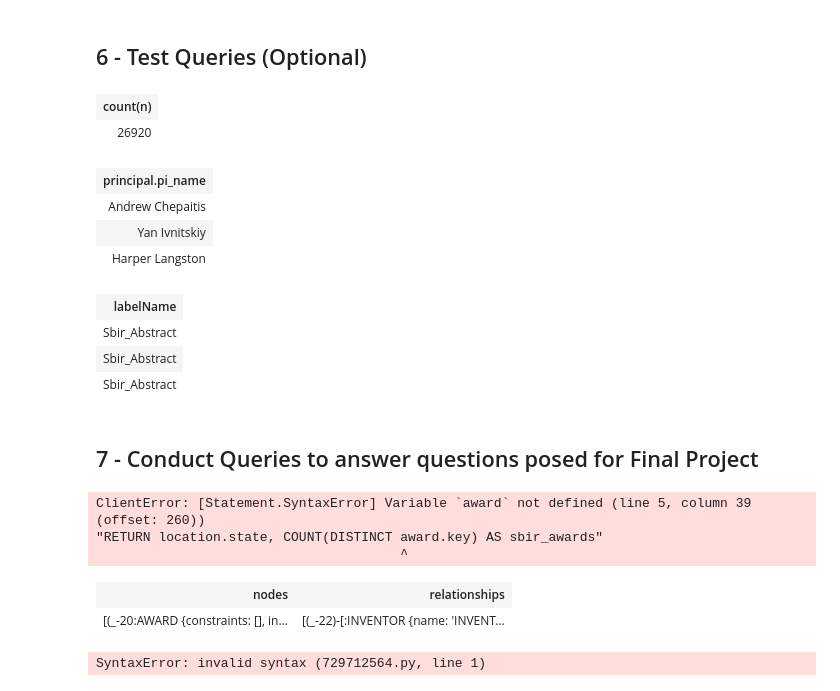
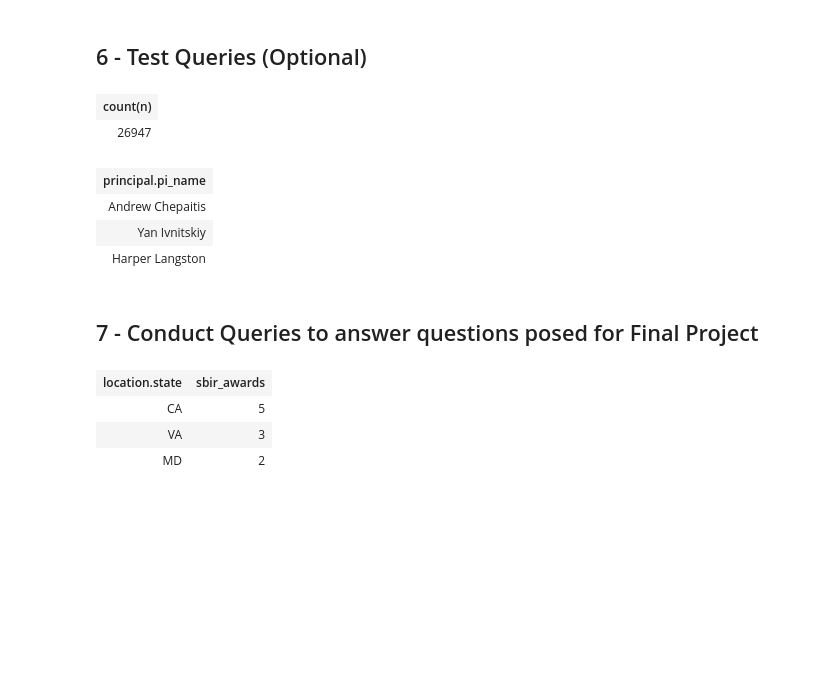
Before and after one commit to sj-ucsd/SBIR_Patent_analysis, a Jupyter notebook: neo4j_graph_etl.ipynb, the cells around one changed output. Cells and saved outputs as stored; diff of their text form; code cells hidden in the pictures; blank space fills up the shorter version.

```diff
--- a/neo4j_graph_etl.ipynb
+++ b/neo4j_graph_etl.ipynb
@@ -125,22 +125,22 @@ import subprocess
 # Set variables to each specific user/machine that is running the notebook
 
 #Username will be used to switch to different users settings as configured in this file
-#neo4j_import_dir =  "/Users/prakhar/Library/Application Support/Neo4j Desktop/Application/relate-data/dbmss/dbms-c1b4f9c3-baa6-45d6-a13c-31ec4ba4c393/import" #PS
-neo4j_import_dir = "/Users/prakhar/Library/Application Support/Neo4j Desktop/Application/relate-data/dbmss/dbms-c1b4f9c3-baa6-45d6-a13c-31ec4ba4c393/import"
-#"/home/laben/.config/Neo4j Desktop/Application/relate-data/dbmss/dbms-6959f6d4-5ba3-45e0-a8db-7a248c595605/import" #LF
+#neo4j_import_dir = "/Users/prakhar/Library/Application Support/Neo4j Desktop/Application/relate-data/dbmss/dbms-c1b4f9c3-baa6-45d6-a13c-31ec4ba4c393/import" #SF
+neo4j_import_dir = "/home/laben/.config/Neo4j Desktop/Application/relate-data/dbmss/dbms-6959f6d4-5ba3-45e0-a8db-7a248c595605/import" #LF
 #neo4j_import_dir = "/Users/sagarjogadhenu/Library/Application Support/Neo4j Desktop/Application/relate-data/dbmss/dbms-f6ef41f5-ff23-4598-9ef0-df4c332f4744/import" #SJ
 
 #neo4j connection settings
-#neo4j_url = "bolt://localhost:7689" #LF
-neo4j_url = "bolt://localhost:7690" #PS
+neo4j_url = "bolt://localhost:7689" #LF
+#neo4j_url = "bolt://localhost:7690" #PS
 #neo4j_url = "bolt://localhost:7687" #SJ
-neo4j_username = "neo4j"
-#neo4j_password = "Welcome19" #LF
-neo4j_password = "Welcome19#"
+#neo4j_username = "neo4j"
+neo4j_password = "Welcome19" #LF
 #neo4j_password = "Welcome19#" #PS
 #neo4j_password = "dse203sbir" #SJ
-# path to your SBIR Excel file
-#graph = Graph("bolt://localhost:7690", auth=("neo4j", "Welcome19#"))
+
+# Filenames of the data sets needed to be loaded into neo4j and modified
+# These files will create additional csv files.
+# The acutal csv files loaded into neo4j will be defined in step 3
 filename_sbir = './preprocessed_files/sbir_1k_sample.csv'
 filename_patents = './preprocessed_files/patents.json'
 # %%
@@ -717,7 +720,7 @@ RETURN count(n)
 graph.run(cypher_query_check)
 # %% [output]
 | count(n) |
-| 26920 |
+| 26947 |
 # %%
 #//  condition for Location
 cypher_query_check = """
@@ -731,46 +734,20 @@ graph.run(cypher_query_check)
 | Andrew Chepaitis |
 | Yan Ivnitskiy |
 | Harper Langston |
-# %%
-#//  condition for Similarity
-cypher_query_check = """
-MATCH (a)-[:SIMILARITY_SCORE]->(b)
-RETURN labels(a)[0] AS labelName;
-"""
-
-graph.run(cypher_query_check)
-# %% [output]
-| labelName |
-| Sbir_Abstract |
-| Sbir_Abstract |
-| Sbir_Abstract |
 # %% [markdown]
 ## 7 - Conduct Queries to answer questions posed for Final Project
 # %%
 #1. What states receive the most SBIR awards in a variety of technology areas?
 cypher_FP_query1 = """
 MATCH (sbir_award:Sbir_Award)-[:AWARDED_TO]->(principal:Principal)-[:WORKSIN]->(location:Location)
-MATCH (sbir_award:Sbir_Award)-[:CONTAINS]->(sbir_abstract)
-WHERE sbir_abstract.abstract_entities CONTAINS 'communication'
-RETURN location.state, COUNT(DISTINCT award.key) AS sbir_awards
+MATCH (sbir_award:Sbir_Award)-[:CONTAINS]->(sbir_abstract)-[:HOLDS]->(e:Entities)
+WHERE e.entities = "communication"
+RETURN location.state, COUNT(DISTINCT sbir_award.key) AS sbir_awards
 ORDER BY sbir_awards DESC LIMIT 10;
 """
 graph.run(cypher_FP_query1)
 # %% [output]
-ClientError: [Statement.SyntaxError] Variable `award` not defined (line 5, column 39 (offset: 260))
-"RETURN location.state, COUNT(DISTINCT award.key) AS sbir_awards"
-                                       ^
+| location.state | sbir_awards |
+| CA | 5 |
+| VA | 3 |
+| MD | 2 |
-# %%
-##test
-cypher_FP_query1 = """CALL db.schema.visualization()
-"""
-graph.run(cypher_FP_query1)
-# %% [output]
-| nodes | relationships |
-| [(_-20:AWARD {constraints: [], in... | [(_-22)-[:INVENTOR {name: 'INVENT... |
-# %%
-MATCH (ae1:Abstract_Entities)-[r:SIMILARITY_SCORE]->(ae2:Abstract_Entities_PT)
-WHERE r.score > 0.8
-RETURN ae1.abstract_entities, ae2.abstract_entities, r.score;
-# %% [output]
-SyntaxError: invalid syntax (729712564.py, line 1)
```
Also changed, not shown: parts of 8 cells of this notebook.
